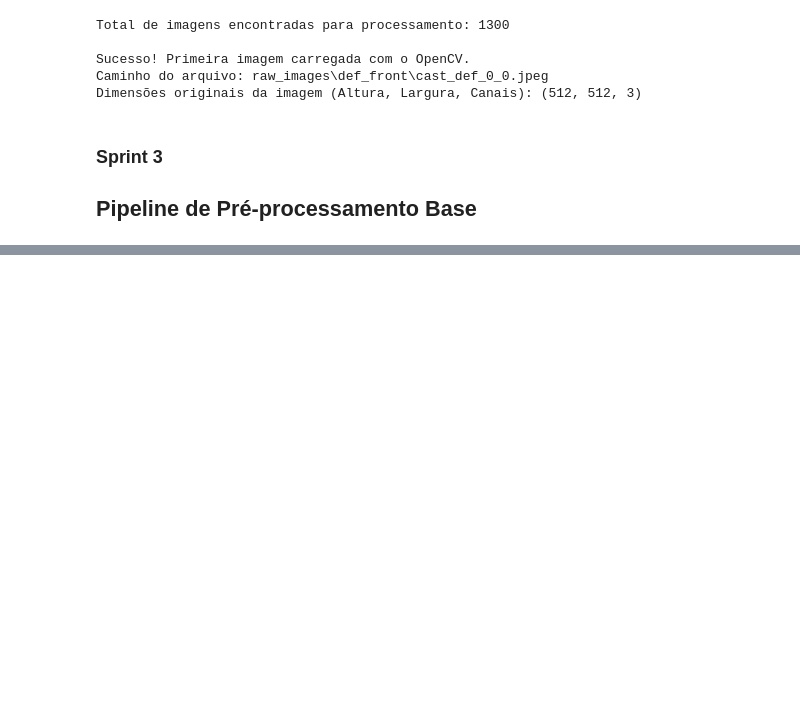
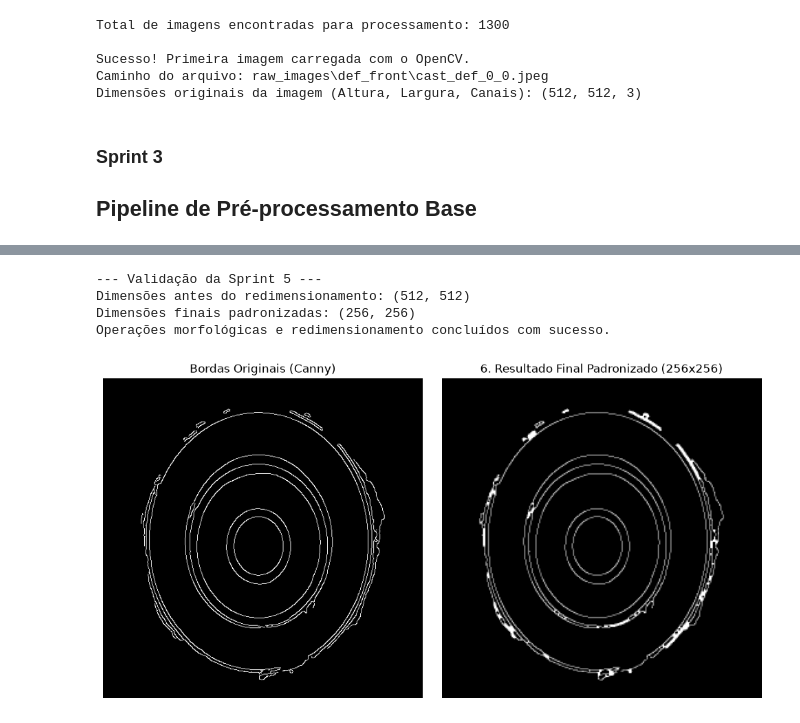
Before and after one commit to zegmundo-koziel/Miniprojeto-Avaliativo---Modulo2-SCTEC, a Jupyter notebook: main.ipynb, the cells around one changed output, grey strips where cells are left out. Drawn from its saved outputs; the diff is of its cells as text; code cells hidden in the pictures; blank space fills up the shorter version.

```diff
--- a/main.ipynb
+++ b/main.ipynb
@@ -79,0 +123,37 @@ Filtro Gaussian Blur aplicado com sucesso.
+# %%
+# Definir um elemento estruturante (kernel) quadrado de 3x3 pixels
+kernel = cv2.getStructuringElement(cv2.MORPH_RECT, (3, 3))
+
+# Aplicar Dilatação seguida de Erosão (Fechamento) para conectar ranhuras próximas e remover pequenos vazios
+dilated_image = cv2.dilate(canny_edges, kernel, iterations=1)
+morf_image = cv2.erode(dilated_image, kernel, iterations=1)
+
+# Redimensionar a imagem resultante para o tamanho padrão exigido (256x256 pixels)
+standardized_image = cv2.resize(morf_image, (256, 256))
+
+print("--- Validação da Sprint 5 ---")
+print(f"Dimensões antes do redimensionamento: {morf_image.shape}")
+print(f"Dimensões finais padronizadas: {standardized_image.shape}")
+print("Operações morfológicas e redimensionamento concluídos com sucesso.")
+
+# Exibir o resultado final do pré-processamento
+plt.figure(figsize=(10, 5))
+
+plt.subplot(1, 2, 1)
+plt.imshow(canny_edges, cmap="gray")
+plt.title("Bordas Originais (Canny)")
+plt.axis("off")
+
+plt.subplot(1, 2, 2)
+plt.imshow(standardized_image, cmap="gray")
+plt.title("6. Resultado Final Padronizado (256x256)")
+plt.axis("off")
+
+plt.tight_layout()
+plt.show()
+# %% [output]
+--- Validação da Sprint 5 ---
+Dimensões antes do redimensionamento: (512, 512)
+Dimensões finais padronizadas: (256, 256)
+Operações morfológicas e redimensionamento concluídos com sucesso.
+[figure, added]
```
Also changed, not shown: parts of 5 cells of this notebook.
